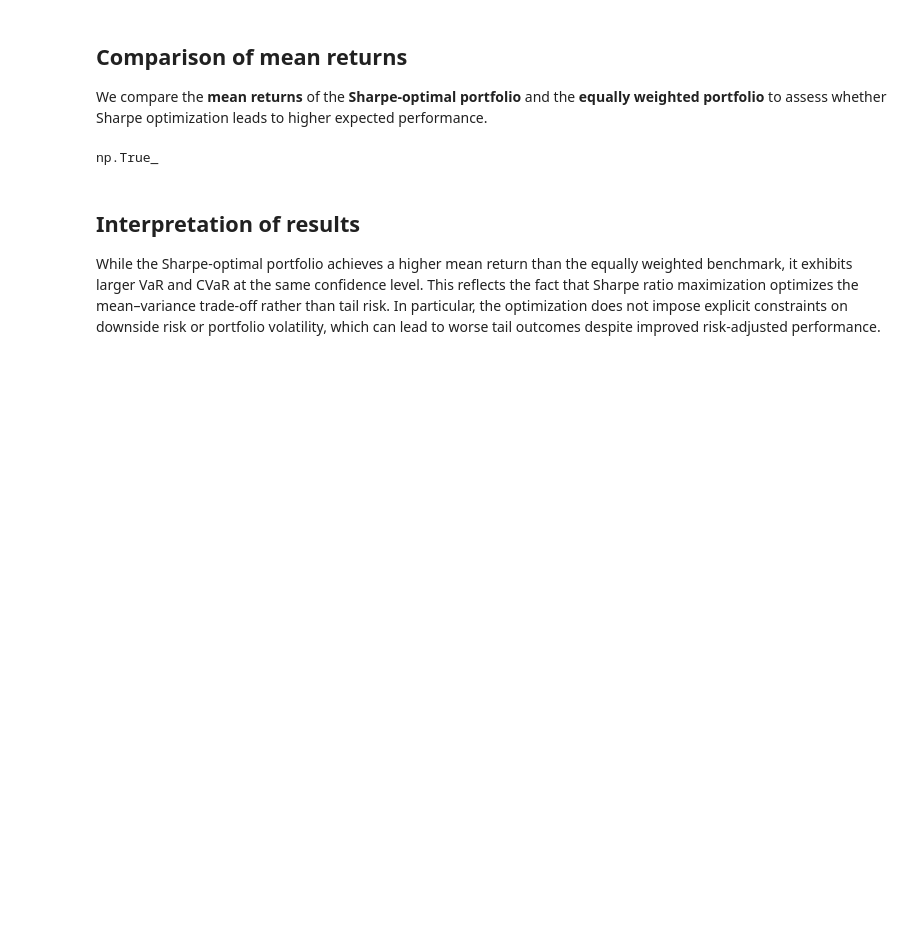
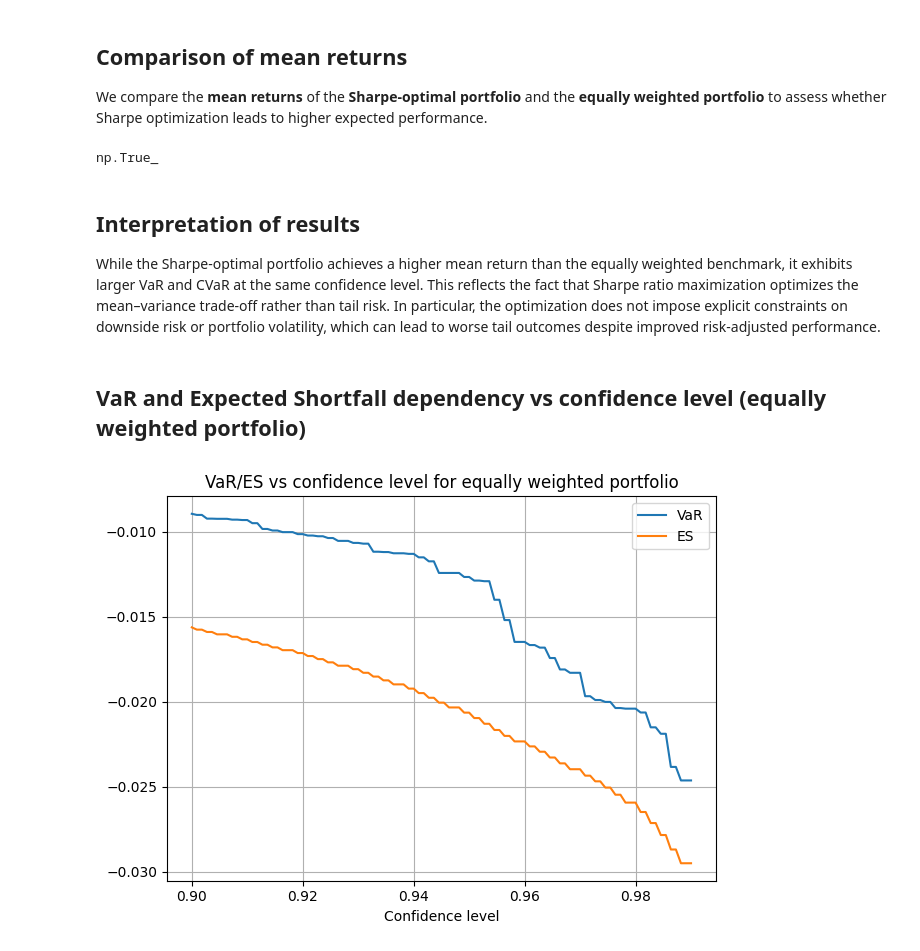
Before and after one commit to conformist89/optim-methods-asset-in-management, a Jupyter notebook: optim-intervace.ipynb, the cells around one changed output. Saved outputs shown, nothing was run; the diff lists cells and outputs as text; code cells hidden in the pictures; blank space fills up the shorter version.

```diff
--- a/optim-intervace.ipynb
+++ b/optim-intervace.ipynb
@@ -190,0 +195,2 @@ While the Sharpe-optimal portfolio achieves a higher mean return than the equall
+# %% [markdown]
+## VaR and Expected Shortfall dependency vs confidence level (equally weighted portfolio)
@@ -191 +199,14 @@ While the Sharpe-optimal portfolio achieves a higher mean return than the equall
+# %%
+var_90_99_eq = get_var(mean_daily_ret_port, conf_levels_90_99)
+cvar_90_99_eq = get_cvar(mean_daily_ret_port, conf_levels_90_99)
+# %%
+plt.plot(conf_levels_90_99, var_90_99_eq, label="VaR")
+plt.plot(conf_levels_90_99, cvar_90_99_eq, label="ES")
+plt.title("VaR/ES vs confidence level for equally weighted portfolio")
+plt.xlabel("Confidence level")
+plt.grid(True)
+plt.legend()
+plt.tight_layout()
+# %% [output]
+[figure, added]
 # %% [markdown]
```
Also changed, not shown: parts of 25 cells of this notebook.
